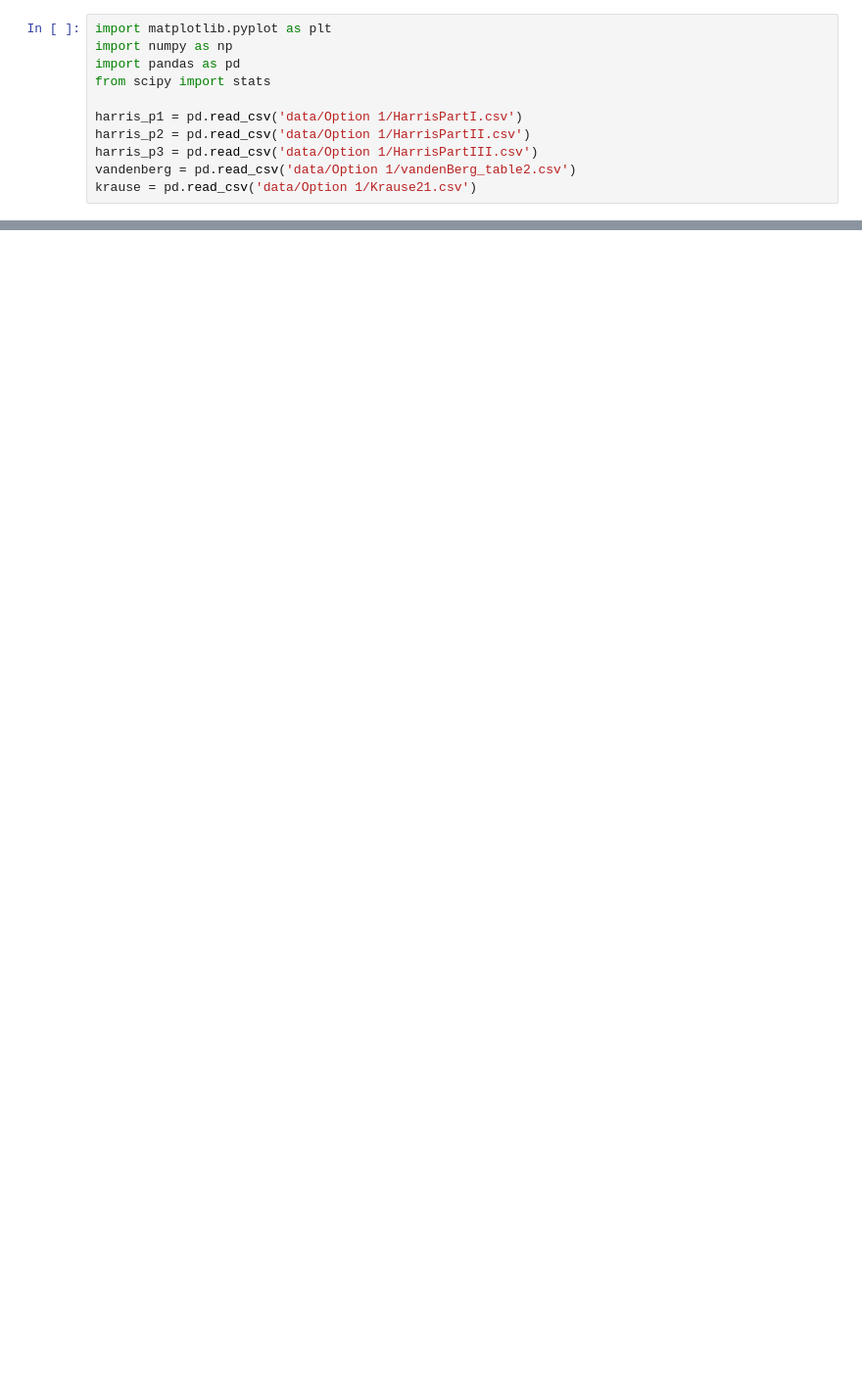
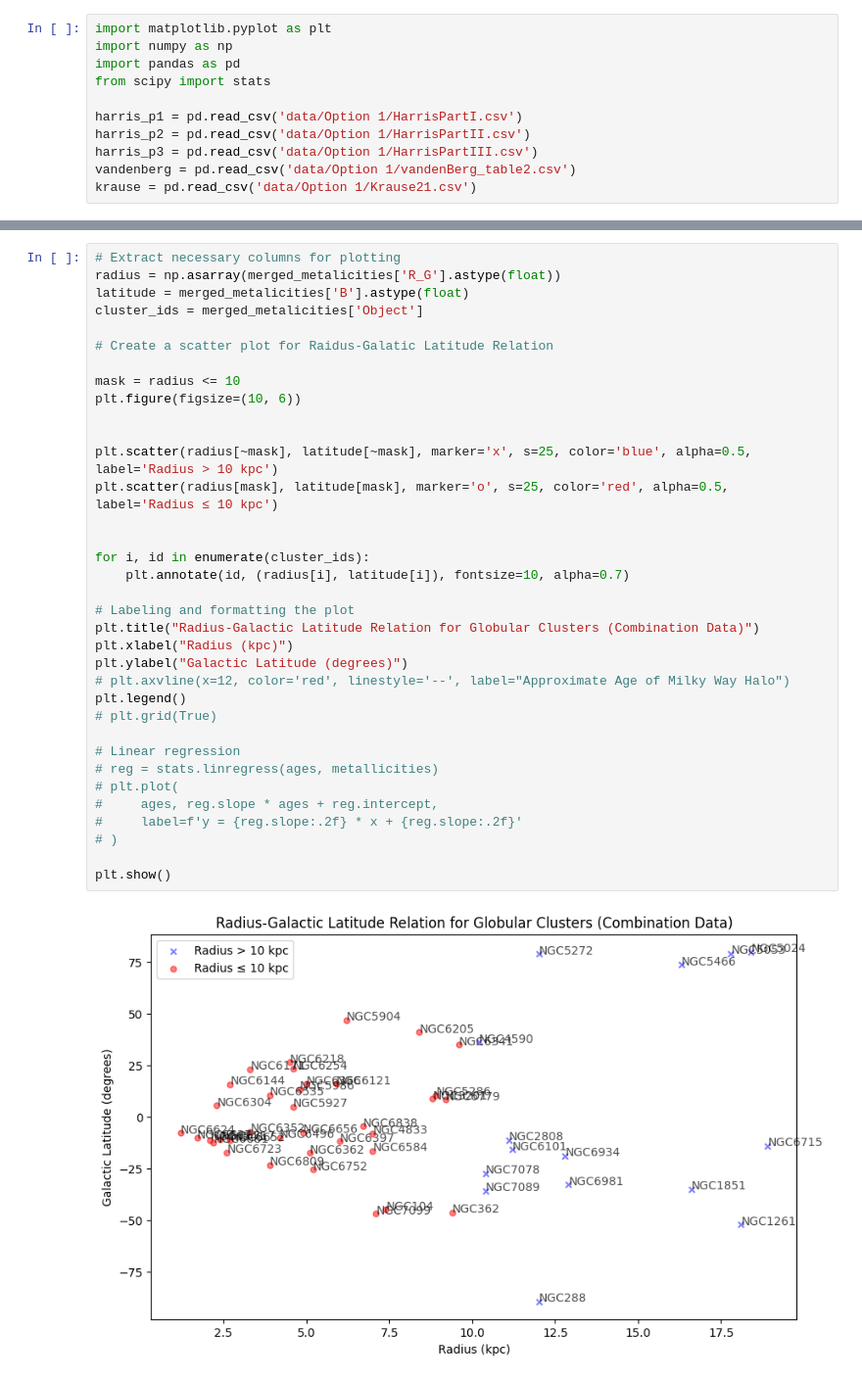
Before and after one commit to Shmu9/gc_accretion, a Jupyter notebook: age_metallicity.ipynb, the cells around one changed output, grey strips where cells are left out. Shown: that part at 98% size. Cells and saved outputs as stored; diff of their text form; blank space fills up the shorter version.

```diff
--- a/age_metallicity.ipynb
+++ b/age_metallicity.ipynb
@@ -97,2 +222,39 @@ krause = pd.read_csv('data/Option 1/Krause21.csv')
+# %%
+# Extract necessary columns for plotting
+radius = np.asarray(merged_metalicities['R_G'].astype(float))
+latitude = merged_metalicities['B'].astype(float)
+cluster_ids = merged_metalicities['Object']
+
+# Create a scatter plot for Raidus-Galatic Latitude Relation
+
+mask = radius <= 10
+plt.figure(figsize=(10, 6))
+
+
+plt.scatter(radius[~mask], latitude[~mask], marker='x', s=25, color='blue', alpha=0.5, label='Radius > 10 kpc')
+plt.scatter(radius[mask], latitude[mask], marker='o', s=25, color='red', alpha=0.5, label='Radius ≤ 10 kpc')
+
+
+for i, id in enumerate(cluster_ids):
+    plt.annotate(id, (radius[i], latitude[i]), fontsize=10, alpha=0.7)
+
+# Labeling and formatting the plot
+plt.title("Radius-Galactic Latitude Relation for Globular Clusters (Combination Data)")
+plt.xlabel("Radius (kpc)")
+plt.ylabel("Galactic Latitude (degrees)")
+# plt.axvline(x=12, color='red', linestyle='--', label="Approximate Age of Milky Way Halo")
+plt.legend()
+# plt.grid(True)
+
+# Linear regression
+# reg = stats.linregress(ages, metallicities)
+# plt.plot(
+#     ages, reg.slope * ages + reg.intercept,
+#     label=f'y = {reg.slope:.2f} * x + {reg.slope:.2f}'
+# )
+
+plt.show()
+# %% [output]
+[figure, added]
 # %%
 # Extract necessary columns for plotting
```
Also changed, not shown: parts of 10 cells of this notebook.
